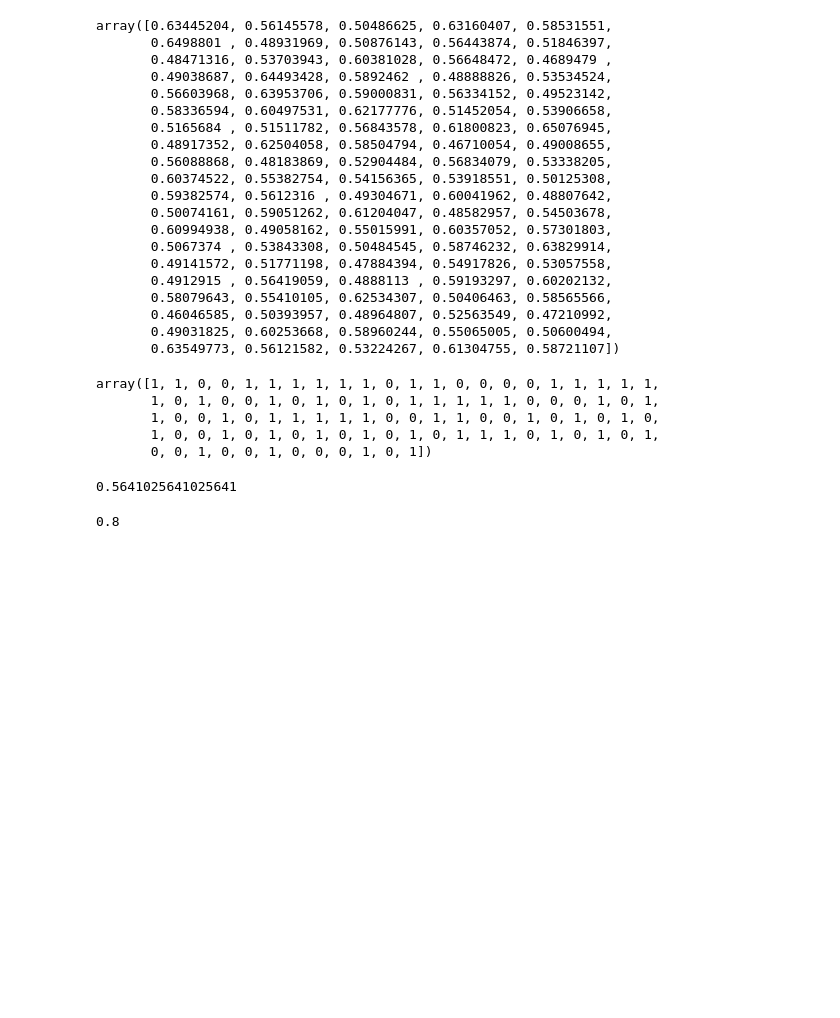
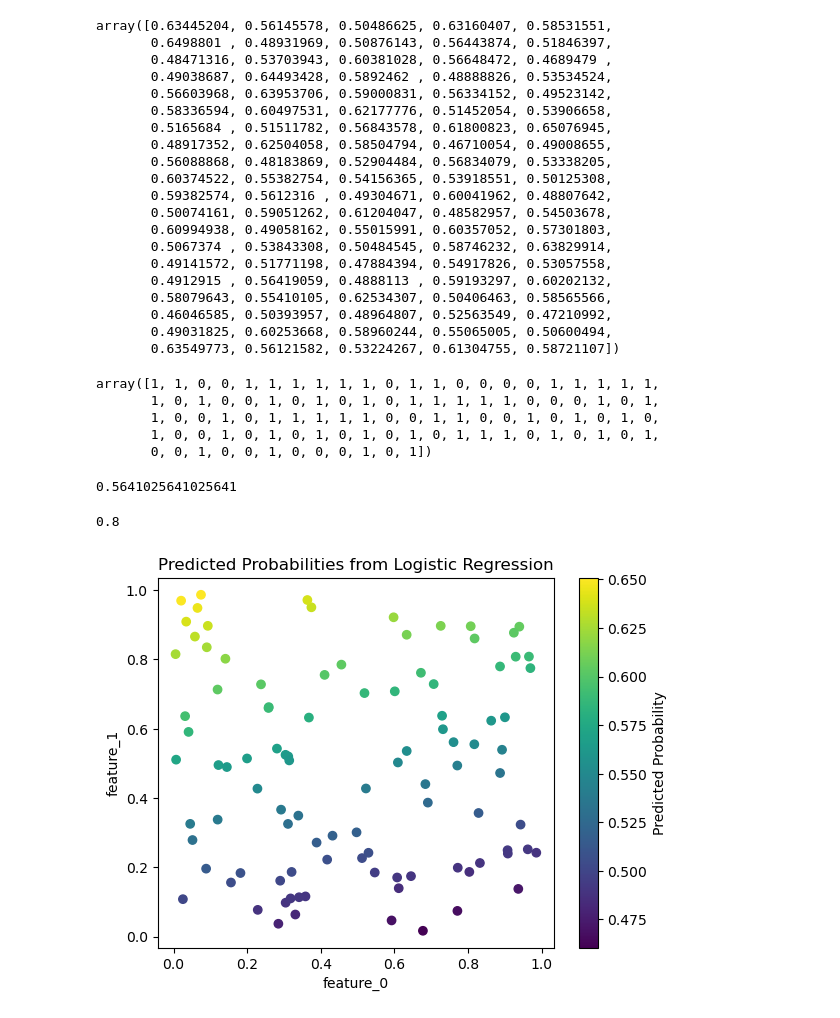
Before and after one commit to Dosu333/ML-from-scratch, a Jupyter notebook: logistic_regression/logistic_regression.ipynb, the cells around one changed output. Drawn from its saved outputs; the diff is of its cells as text; code cells hidden in the pictures; blank space fills up the shorter version.

```diff
--- a/logistic_regression/logistic_regression.ipynb
+++ b/logistic_regression/logistic_regression.ipynb
@@ -204,3 +204,13 @@ recall = TP / (TP + FN)
 recall
 # %% [output]
 0.8
+# %%
+# model fit visualization
+plt.scatter(X[:, 0], X[:, 1], c=y_pred_proba, cmap='viridis')
+plt.colorbar(label='Predicted Probability')
+plt.xlabel('feature_0')
+plt.ylabel('feature_1')
+plt.title('Predicted Probabilities from Logistic Regression')
+plt.show()
+# %% [output]
+[figure, added]
```
Also changed, not shown: 2 other files.
